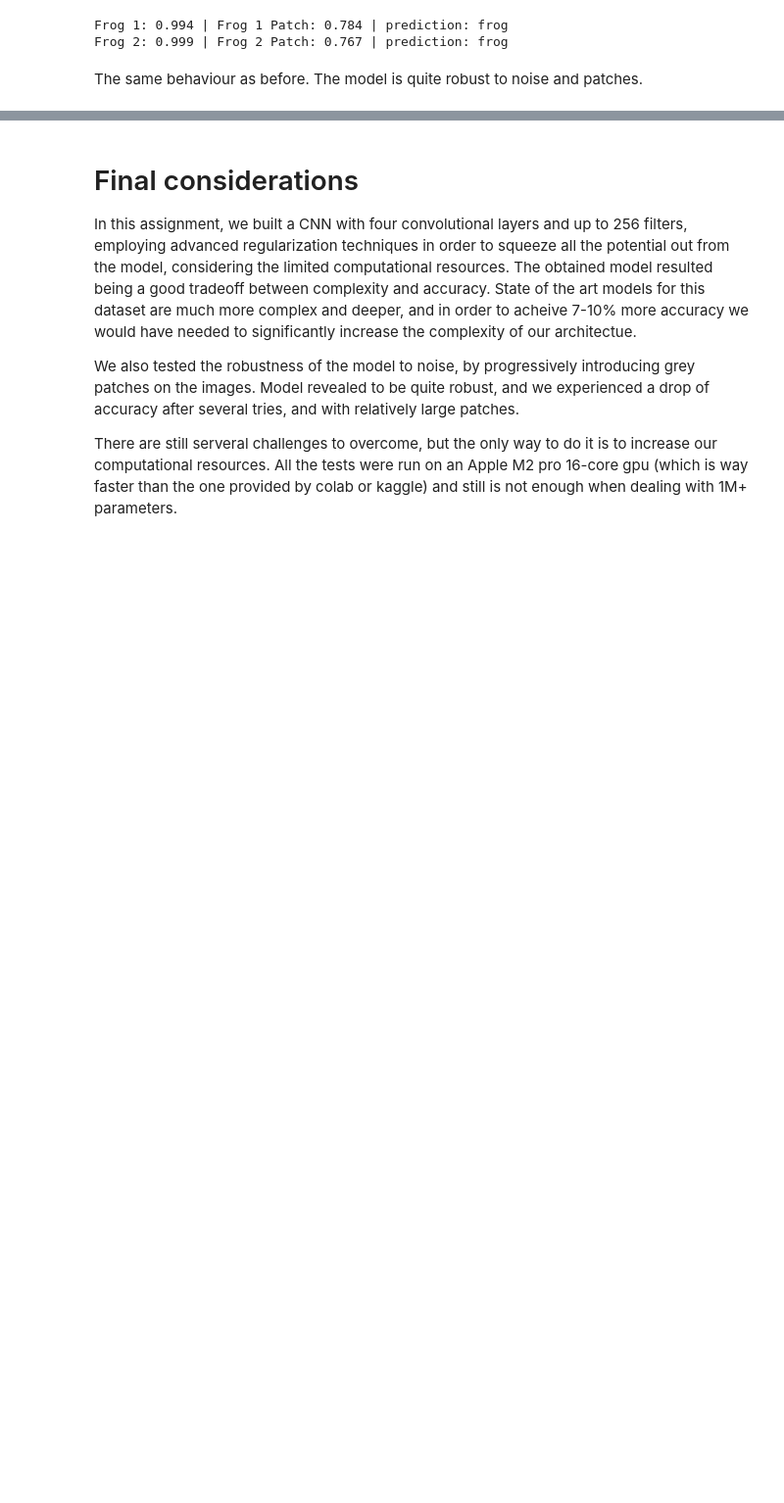
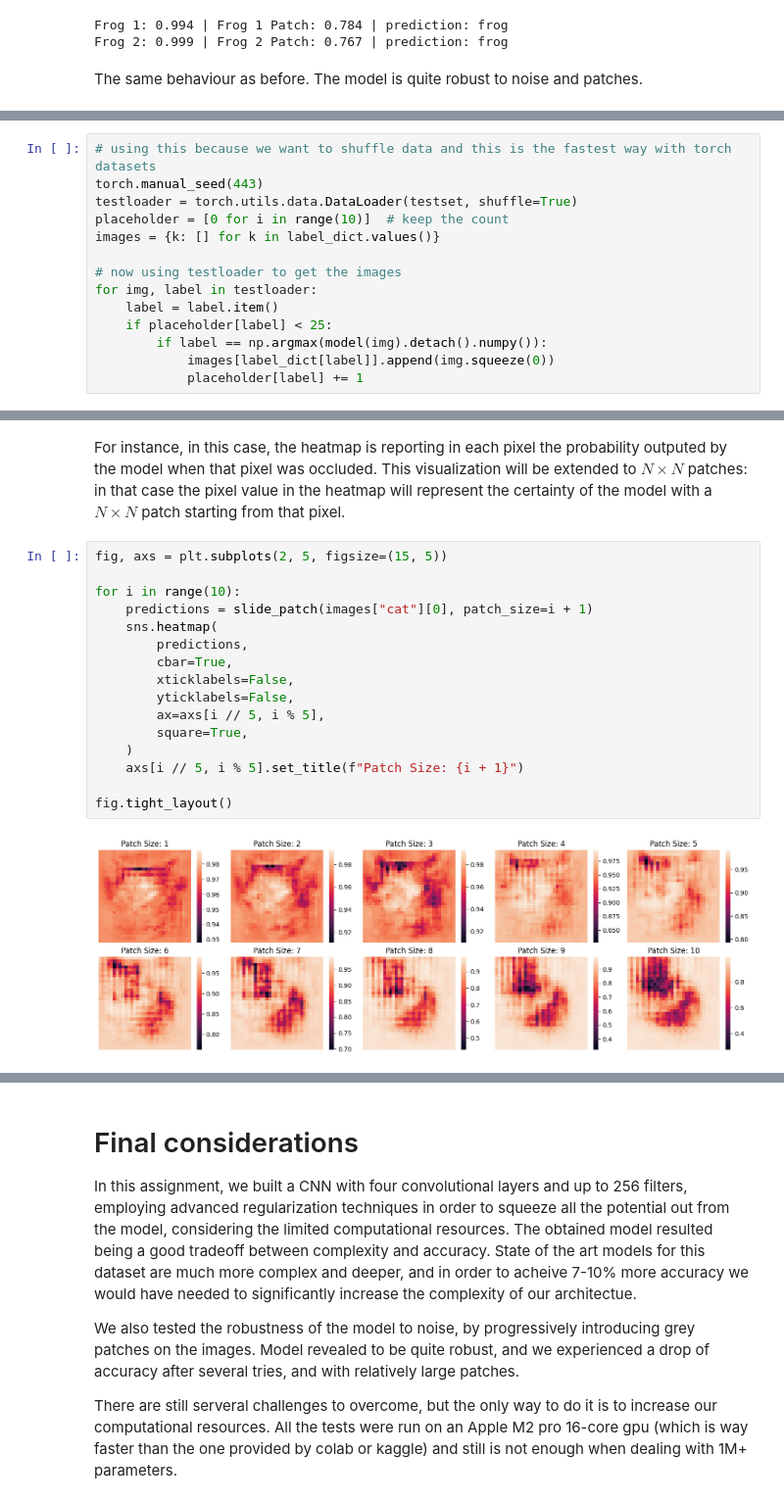
Before and after one commit to vornao/ispr-assignments, a Jupyter notebook: assignment-three/ispr-assignment-3-2.ipynb, the cells around one changed output, grey strips where cells are left out. Shown at 98% size. Saved outputs shown, nothing was run; the diff lists cells and outputs as text; blank space fills up the shorter version.

```diff
--- a/assignment-three/ispr-assignment-3-2.ipynb
+++ b/assignment-three/ispr-assignment-3-2.ipynb
@@ -1230,0 +1232,14 @@ The same behaviour as before. The model is quite robust to noise and patches.
+# %%
+# using this because we want to shuffle data and this is the fastest way with torch datasets
+torch.manual_seed(443)
+testloader = torch.utils.data.DataLoader(testset, shuffle=True)
+placeholder = [0 for i in range(10)]  # keep the count
+images = {k: [] for k in label_dict.values()}
+
+# now using testloader to get the images
+for img, label in testloader:
+    label = label.item()
+    if placeholder[label] < 25:
+        if label == np.argmax(model(img).detach().numpy()):
+            images[label_dict[label]].append(img.squeeze(0))
+            placeholder[label] += 1
@@ -1230,0 +1281,20 @@ The same behaviour as before. The model is quite robust to noise and patches.
+# %% [markdown]
+For instance, in this case, the heatmap is reporting in each pixel the probability outputed by the model when that pixel was occluded. This visualization will be extended to $N \times N$ patches: in that case the pixel value in the heatmap will represent the certainty of the model with a $N \times N$ patch starting from that pixel.
+# %%
+fig, axs = plt.subplots(2, 5, figsize=(15, 5))
+
+for i in range(10):
+    predictions = slide_patch(images["cat"][0], patch_size=i + 1)
+    sns.heatmap(
+        predictions,
+        cbar=True,
+        xticklabels=False,
+        yticklabels=False,
+        ax=axs[i // 5, i % 5],
+        square=True,
+    )
+    axs[i // 5, i % 5].set_title(f"Patch Size: {i + 1}")
+
+fig.tight_layout()
+# %% [output]
+[figure, added]
```
Also changed, not shown: parts of 10 cells of this notebook.
